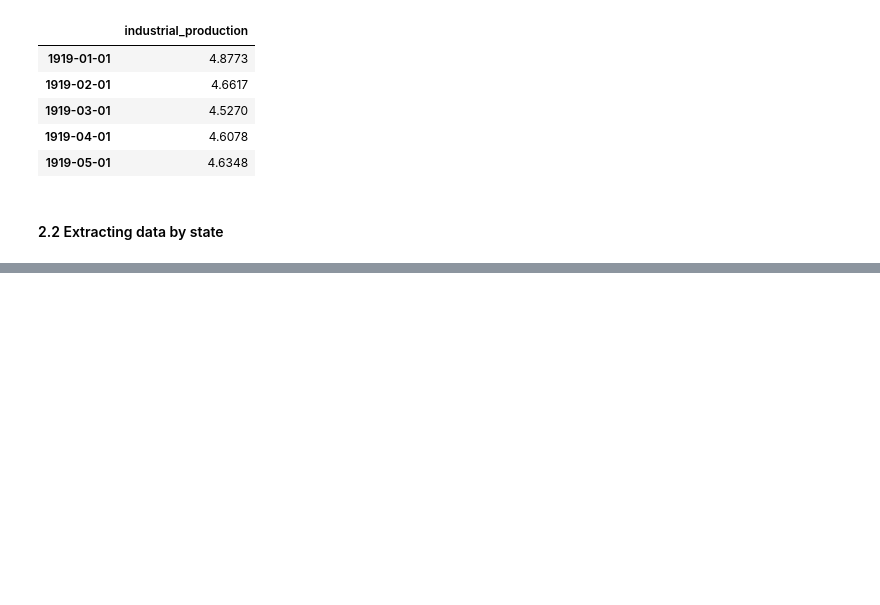
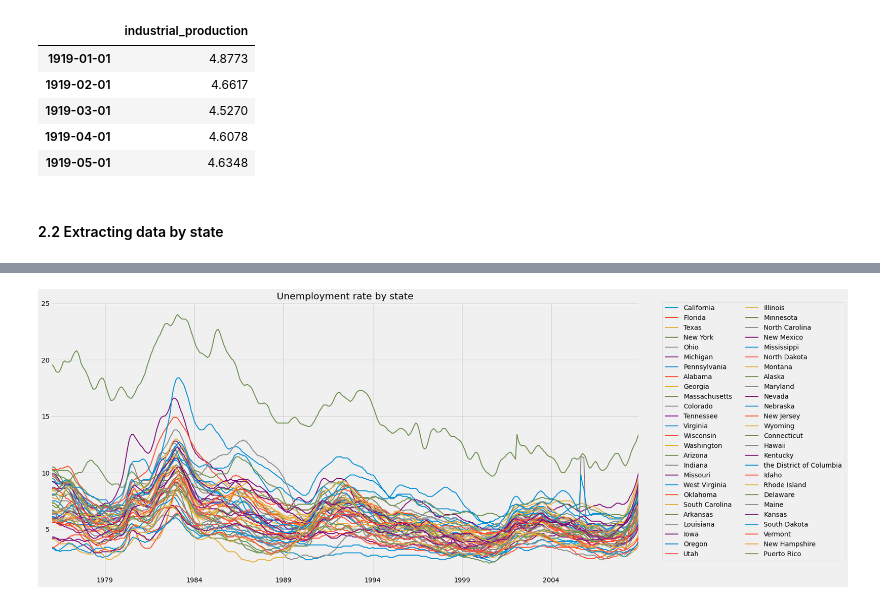
Before and after one commit to kevinmiguel97/Unemployment-analysis, a Jupyter notebook: notebook_unemployment.ipynb, the cells around one changed output, grey strips where cells are left out. Drawn from its saved outputs; the diff is of its cells as text; code cells hidden in the pictures; blank space fills up the shorter version.

```diff
--- a/notebook_unemployment.ipynb
+++ b/notebook_unemployment.ipynb
@@ -191,5 +192,7 @@ unrate_states.head()
 # %%
-#unrate_by_state.plot(figsize=(10,5),
-#            title='Unemployment rate', lw=2)
-px.line(unrate_by_state)
+unrate_states.plot(figsize=(20,10),
+            title='Unemployment rate by state', lw=2)
+l1 = plt.legend(bbox_to_anchor=(1.04,1), borderaxespad=0, ncol=2)
+
+# px.line(unrate_states)
 # %% [output]
@@ -196,0 +199 @@ px.line(unrate_by_state)
+[figure, added]
```
Also changed, not shown: parts of 8 cells of this notebook.
